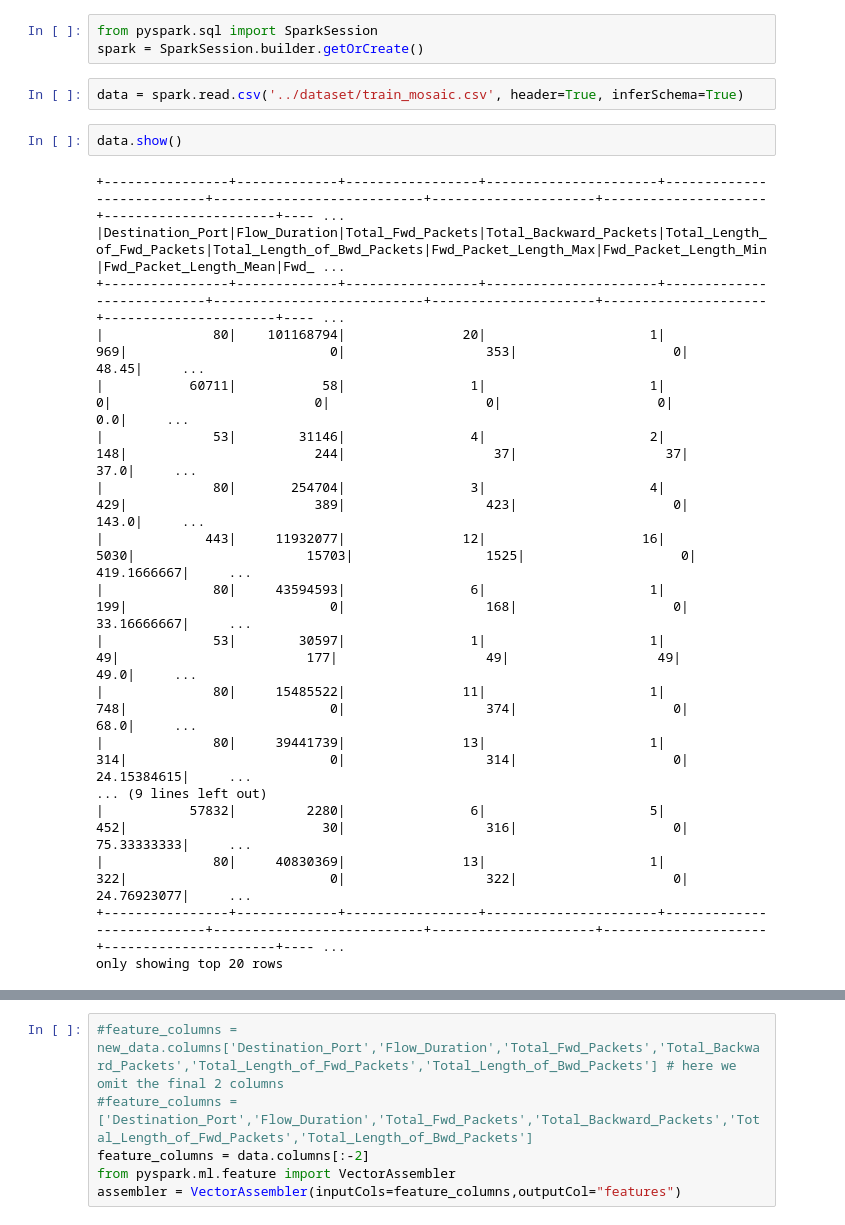
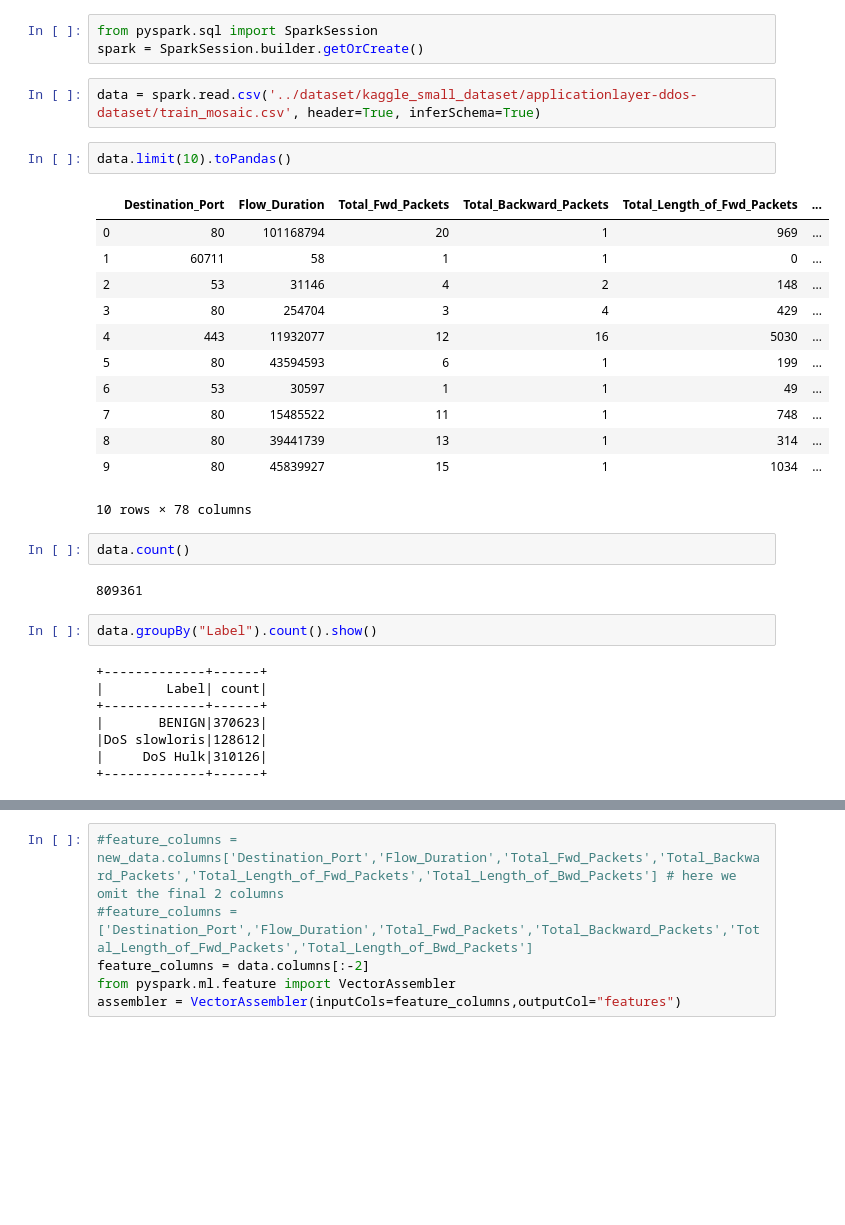
Before and after one commit to amit1809/CMPE_272_mini_project, a Jupyter notebook: ML/DDoS_prediction_linear_regression.ipynb, the cells around one changed output, grey strips where cells are left out. Cells and saved outputs as stored; diff of their text form; blank space fills up the shorter version.

```diff
--- a/ML/DDoS_prediction_linear_regression.ipynb
+++ b/ML/DDoS_prediction_linear_regression.ipynb
@@ -5,27 +5,36 @@ findspark.init('/home/aarav/Amit/SJSU/CMPE_272/mini_project/spark_setup/spark-2.
 from pyspark.sql import SparkSession
 spark = SparkSession.builder.getOrCreate()
 # %%
-data = spark.read.csv('../dataset/train_mosaic.csv', header=True, inferSchema=True)
+data = spark.read.csv('../dataset/kaggle_small_dataset/applicationlayer-ddos-dataset/train_mosaic.csv', header=True, inferSchema=True)
+# %%
+data.limit(10).toPandas()
+# %% [output]
+|  | Destination_Port | Flow_Duration | Total_Fwd_Packets | Total_Backward_Packets | Total_Length_of_Fwd_Packets | ... |
+| 0 | 80 | 101168794 | 20 | 1 | 969 | ... |
+| 1 | 60711 | 58 | 1 | 1 | 0 | ... |
+| 2 | 53 | 31146 | 4 | 2 | 148 | ... |
+| 3 | 80 | 254704 | 3 | 4 | 429 | ... |
+| 4 | 443 | 11932077 | 12 | 16 | 5030 | ... |
+| 5 | 80 | 43594593 | 6 | 1 | 199 | ... |
+| 6 | 53 | 30597 | 1 | 1 | 49 | ... |
+| 7 | 80 | 15485522 | 11 | 1 | 748 | ... |
+| 8 | 80 | 39441739 | 13 | 1 | 314 | ... |
+| 9 | 80 | 45839927 | 15 | 1 | 1034 | ... |
+10 rows × 78 columns
+# %%
+data.count()
+# %% [output]
+809361
 # %%
-data.show()
+data.groupBy("Label").count().show()
 # %% [output]
-+----------------+-------------+-----------------+----------------------+---------------------------+---------------------------+---------------------+---------------------+----------------------+---- ...
-|Destination_Port|Flow_Duration|Total_Fwd_Packets|Total_Backward_Packets|Total_Length_of_Fwd_Packets|Total_Length_of_Bwd_Packets|Fwd_Packet_Length_Max|Fwd_Packet_Length_Min|Fwd_Packet_Length_Mean|Fwd_ ...
-+----------------+-------------+-----------------+----------------------+---------------------------+---------------------------+---------------------+---------------------+----------------------+---- ...
-|              80|    101168794|               20|                     1|                        969|                          0|                  353|                    0|                 48.45|     ...
-|           60711|           58|                1|                     1|                          0|                          0|                    0|                    0|                   0.0|     ...
-|              53|        31146|                4|                     2|                        148|                        244|                   37|                   37|                  37.0|     ...
-|              80|       254704|                3|                     4|                        429|                        389|                  423|                    0|                 143.0|     ...
-|             443|     11932077|               12|                    16|                       5030|                      15703|                 1525|                    0|           419.1666667|     ...
-|              80|     43594593|                6|                     1|                        199|                          0|                  168|                    0|           33.16666667|     ...
-|              53|        30597|                1|                     1|                         49|                        177|                   49|                   49|                  49.0|     ...
-|              80|     15485522|               11|                     1|                        748|                          0|                  374|                    0|                  68.0|     ...
-|              80|     39441739|               13|                     1|                        314|                          0|                  314|                    0|           24.15384615|     ...
-... (9 lines left out)
-|           57832|         2280|                6|                     5|                        452|                         30|                  316|                    0|           75.33333333|     ...
-|              80|     40830369|               13|                     1|                        322|                          0|                  322|                    0|           24.76923077|     ...
-+----------------+-------------+-----------------+----------------------+---------------------------+---------------------------+---------------------+---------------------+----------------------+---- ...
-only showing top 20 rows
++-------------+------+
+|        Label| count|
++-------------+------+
+|       BENIGN|370623|
+|DoS slowloris|128612|
+|     DoS Hulk|310126|
++-------------+------+
 # %%
 from pyspark.ml.feature import StringIndexer
 indexer = StringIndexer(inputCol="Label", outputCol="LabelIndex")
```
Also changed, not shown: parts of 8 cells of this notebook, 4 other files.
